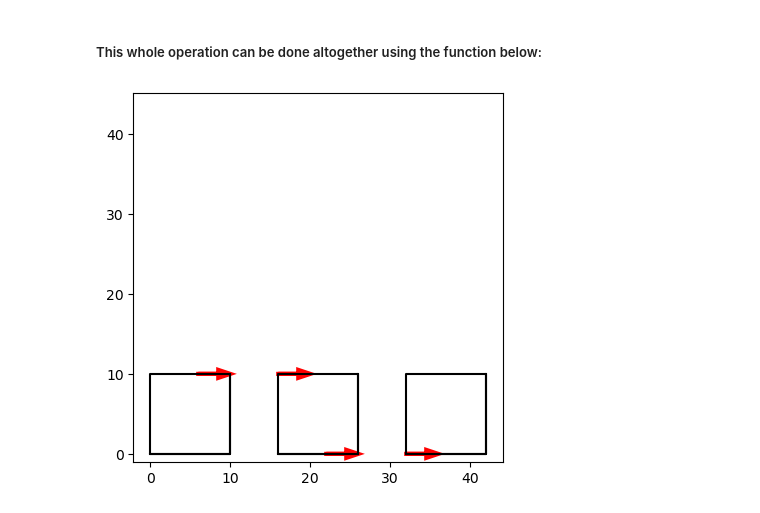
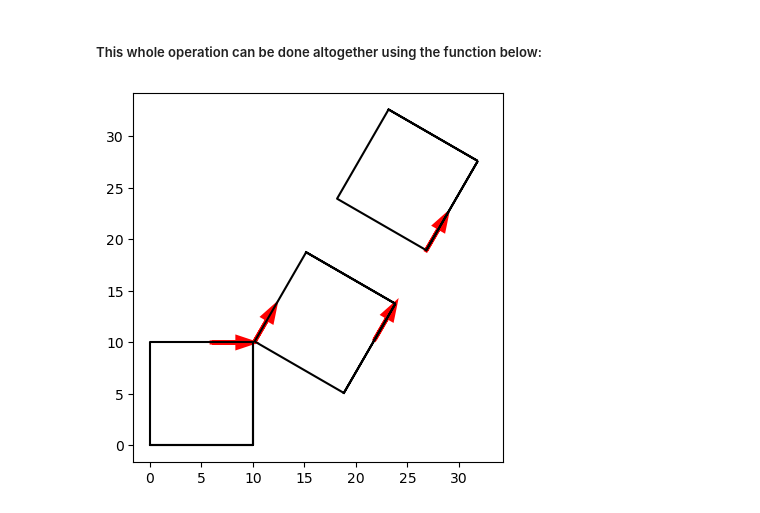
Before and after one commit to dymc9548/Magnetic-actuator-simulation, a Jupyter notebook: initial_Visualization.ipynb, the cells around one changed output. Cells and saved outputs as stored; diff of their text form; code cells hidden in the pictures.

Commit message:
angle change test commit

```diff
--- a/initial_Visualization.ipynb
+++ b/initial_Visualization.ipynb
@@ -62,8 +62,8 @@ vis.shapeplots(shape_arr_new, linelist, mag_vecs = patch_arr_new)
 ##### This whole operation can be done altogether using the function below:
 # %%
 hingechoice = 0
-angle = 0
+angle = 60
 patch_arr_new, shape_arr_new, hinge_vec_new = vis.rotate_once(patch_arr,shape_arr,linelist,hinge_vec,hingechoice, hinge_loc, angle, patch_num)
 vis.shapeplots(shape_arr_new, linelist, mag_vecs = patch_arr_new)
 # %% [output]
-[figure, old version]
+[figure, new version]
```
Also changed, not shown: parts of 3 cells of this notebook.
